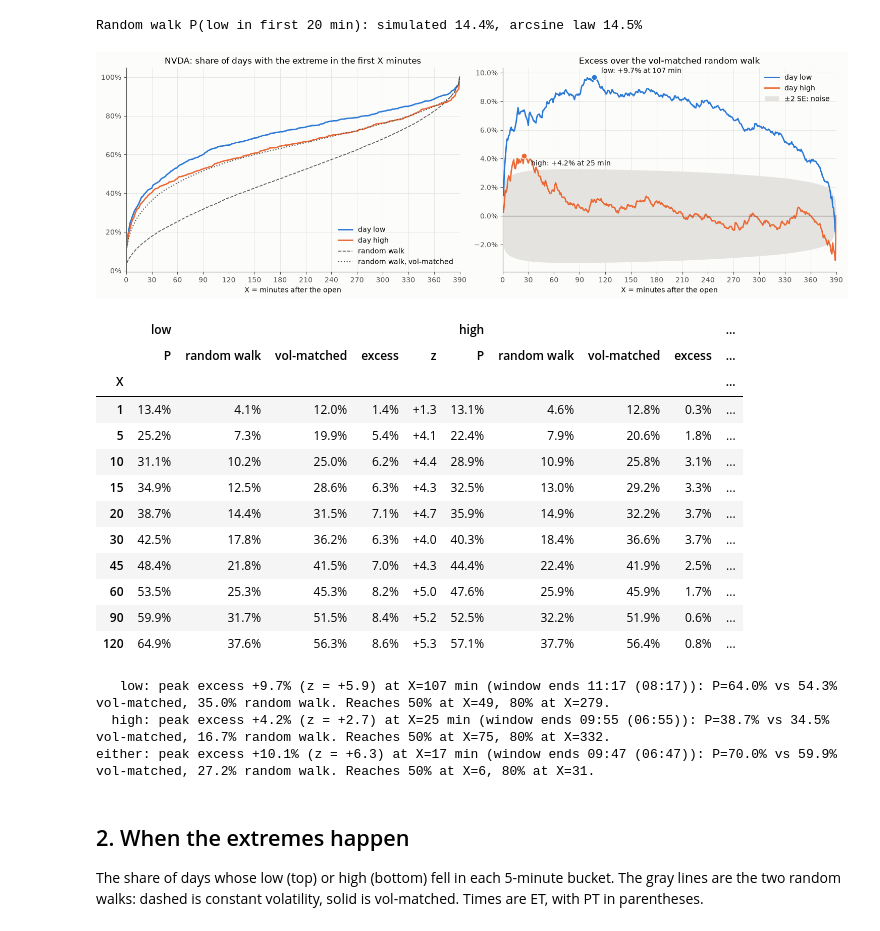
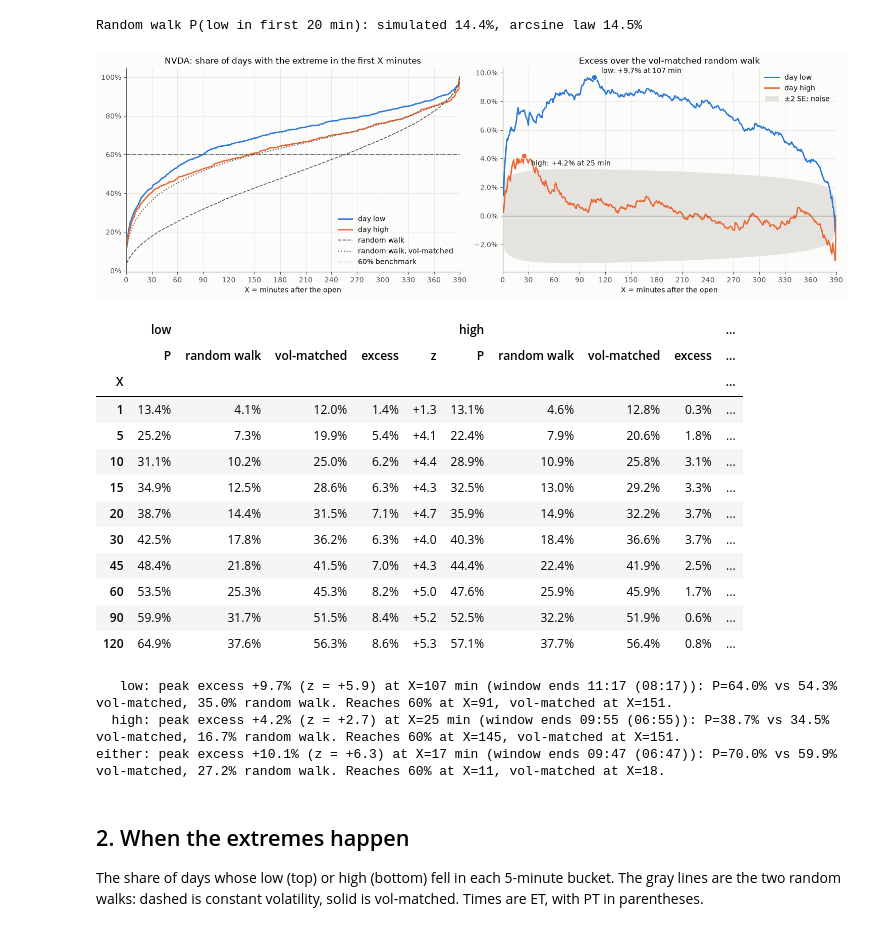
Before and after one commit to xcollantes/open-extremes, a Jupyter notebook: notebooks/open_extremes.ipynb, the cells around one changed output. Cells and saved outputs as stored; diff of their text form; code cells hidden in the pictures.

```diff
--- a/notebooks/open_extremes.ipynb
+++ b/notebooks/open_extremes.ipynb
@@ -69,6 +73,7 @@ plt.rcParams.update({
 SYMBOL = "NVDA"
 START, END = "2023-01-01", "2026-10-01"  # Pinned so reruns see the same days.
 ENTRY_X = 20  # Minutes after the open, for section 3.
+TARGET = 0.60  # Hypothesis benchmark hit rate. Arbitrary.
 WINDOWS = [1, 5, 10, 15, 20, 30, 45, 60, 90, 120]
 COMPARE = ["SPY", "QQQ", "NVDA", "TSLA", "AAPL", "GOOGL", "CRWD", "ORCL", "INTC", "PLTR"]  # SPY, QQQ: market controls.
 DATA_DIR = Path("data")  # Parquet cache, committed with the repo.
@@ -218,34 +223,35 @@ Random walk P(low in first 20 min): simulated 14.4%, arcsine law 14.5%
 fig, (a, b) = plt.subplots(1, 2, figsize=(15, 5))
 for side, color, dy in [("low", LOW, 6), ("high", HIGH, -14)]:
     a.plot(X, obs[side], color=color, label=f"day {side}")
     b.plot(X, excess[side], color=color, label=f"day {side}")
     peak = excess[side].idxmax()
     b.plot(peak, excess[side][peak], "o", color=color, ms=8, mec="#fcfcfb")
     b.annotate(
         f"{side}: {excess[side][peak]:+.1%} at {peak} min",
         (peak, excess[side][peak]),
         xytext=(10 if peak < 270 else -10, dy),
         textcoords="offset points",
         ha="left" if peak < 270 else "right",
         color="#0b0b0b",
     )
 a.plot(X, RW.low, "--", color=MUTED, lw=1.2, label="random walk")
 a.plot(X, VM.low, ":", color=MUTED, lw=1.5, label="random walk, vol-matched")
+a.axhline(TARGET, color=MUTED, lw=0.8, ls="-.", label=f"{TARGET:.0%} benchmark")
 a.set_title(f"{SYMBOL}: share of days with the extreme in the first X minutes")
 se2 = 2 * null_se(VM, len(days)).low
 b.fill_between(X, -se2, se2, color="#e4e3df", lw=0, label="±2 SE: noise")
 b.set_title("Excess over the vol-matched random walk")
 b.axhline(0, color=MUTED, lw=0.8)
 for ax in (a, b):
     ax.set_xlabel("X = minutes after the open")
     ax.set_xlim(0, SESSION)
     ax.set_xticks(range(0, SESSION + 1, 30))
     ax.yaxis.set_major_formatter(PercentFormatter(1))
     ax.legend(loc="lower right" if ax is a else "upper right")
 plt.tight_layout()
 plt.show()
 # %% [output]
-[figure, old version]
+[figure, new version]
 # %%
 def summary(obs: pd.DataFrame, vm: pd.DataFrame, n: int, windows=WINDOWS):
     """Observed rate, both nulls, and the excess over the vol-matched one."""
@@ -280,8 +286,8 @@ for side in obs.columns:
         f"(z = {z[side][peak]:+.1f}) at X={peak} min "
         f"(window ends {clock(peak)}): P={obs[side][peak]:.1%} vs "
         f"{VM[side][peak]:.1%} vol-matched, {RW[side][peak]:.1%} random walk. "
-        f"Reaches 50% at X={first_x(obs[side], .5)}, "
-        f"80% at X={first_x(obs[side], .8)}."
+        f"Reaches {TARGET:.0%} at X={first_x(obs[side], TARGET)}, "
+        f"vol-matched at X={first_x(VM[side], TARGET)}."
     )
 # %% [output]
 |  | low |  |  |  |  | high |  |  |  | ... |
@@ -297,9 +303,9 @@ for side in obs.columns:
 | 60 | 53.5% | 25.3% | 45.3% | 8.2% | +5.0 | 47.6% | 25.9% | 45.9% | 1.7% | ... |
 | 90 | 59.9% | 31.7% | 51.5% | 8.4% | +5.2 | 52.5% | 32.2% | 51.9% | 0.6% | ... |
 | 120 | 64.9% | 37.6% | 56.3% | 8.6% | +5.3 | 57.1% | 37.7% | 56.4% | 0.8% | ... |
-   low: peak excess +9.7% (z = +5.9) at X=107 min (window ends 11:17 (08:17)): P=64.0% vs 54.3% vol-matched, 35.0% random walk. Reaches 50% at X=49, 80% at X=279.
-  high: peak excess +4.2% (z = +2.7) at X=25 min (window ends 09:55 (06:55)): P=38.7% vs 34.5% vol-matched, 16.7% random walk. Reaches 50% at X=75, 80% at X=332.
-either: peak excess +10.1% (z = +6.3) at X=17 min (window ends 09:47 (06:47)): P=70.0% vs 59.9% vol-matched, 27.2% random walk. Reaches 50% at X=6, 80% at X=31.
+   low: peak excess +9.7% (z = +5.9) at X=107 min (window ends 11:17 (08:17)): P=64.0% vs 54.3% vol-matched, 35.0% random walk. Reaches 60% at X=91, vol-matched at X=151.
+  high: peak excess +4.2% (z = +2.7) at X=25 min (window ends 09:55 (06:55)): P=38.7% vs 34.5% vol-matched, 16.7% random walk. Reaches 60% at X=145, vol-matched at X=151.
+either: peak excess +10.1% (z = +6.3) at X=17 min (window ends 09:47 (06:47)): P=70.0% vs 59.9% vol-matched, 27.2% random walk. Reaches 60% at X=11, vol-matched at X=18.
 # %% [markdown]
 ## 2. When the extremes happen
 
```
Also changed, not shown: parts of 3 cells of this notebook, 2 other files.
